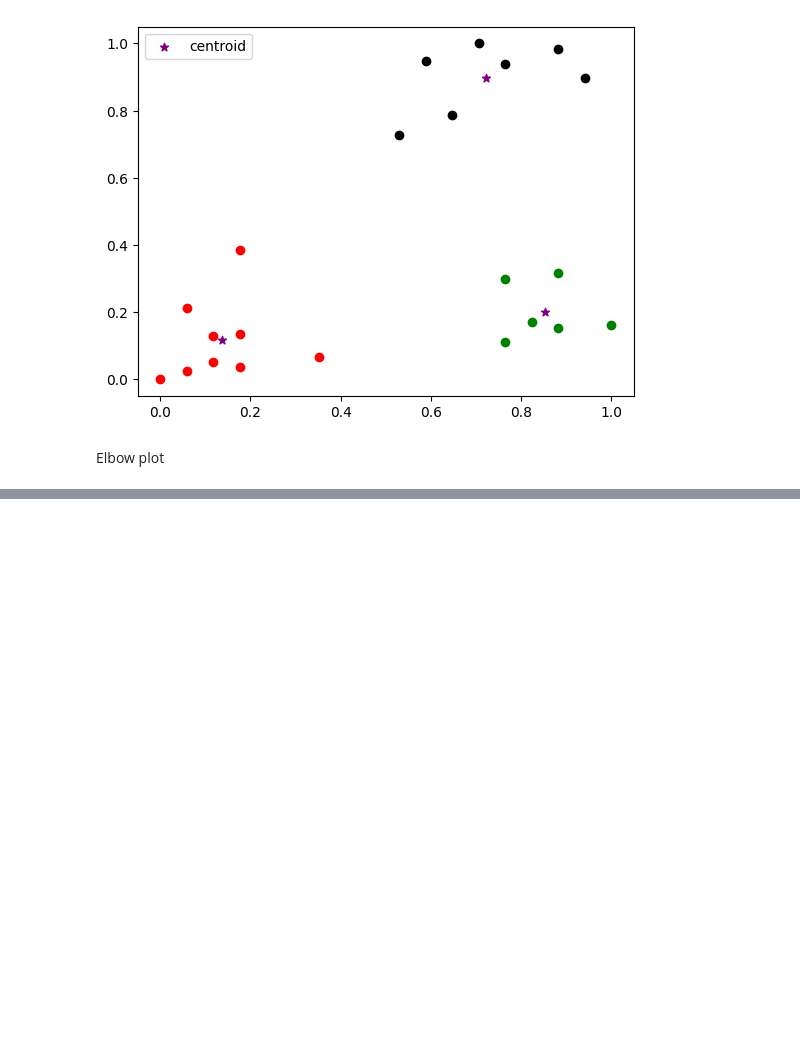
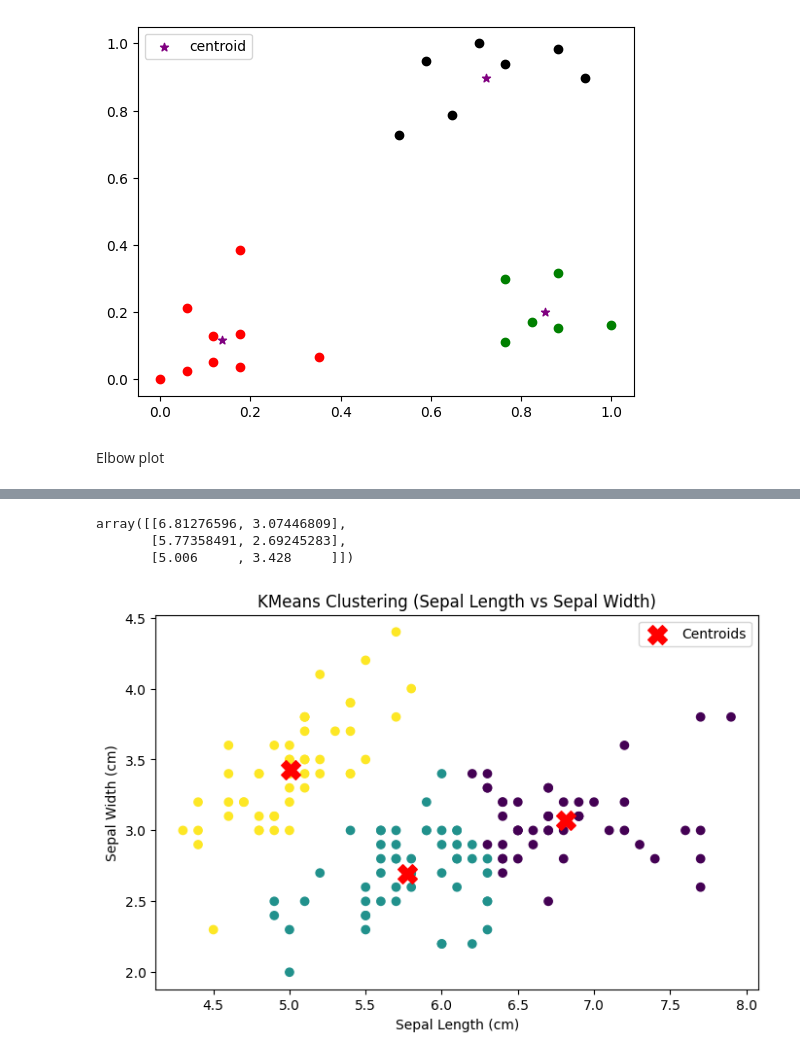
Before and after one commit to khushidubeyokok/AI-ML, a Jupyter notebook: 02_Unsupervised_learning/01_KMeans.ipynb, the cells around one changed output, grey strips where cells are left out. Drawn from its saved outputs; the diff is of its cells as text; code cells hidden in the pictures; blank space fills up the shorter version.

```diff
--- a/02_Unsupervised_learning/01_KMeans.ipynb
+++ b/02_Unsupervised_learning/01_KMeans.ipynb
@@ -169,0 +223,17 @@ plt.plot(k_rng,sse)
+# %%
+centers
+# %% [output]
+array([[6.81276596, 3.07446809],
+       [5.77358491, 2.69245283],
+       [5.006     , 3.428     ]])
+# %%
+plt.figure(figsize=(8, 5))
+plt.scatter(X2d[:, 0], X2d[:, 1], c=labels, cmap='viridis')
+plt.scatter(centers[:, 0], centers[:, 1], c='red', s=200, marker='X', label='Centroids')
+plt.xlabel('Sepal Length (cm)')
+plt.ylabel('Sepal Width (cm)')
+plt.title('KMeans Clustering (Sepal Length vs Sepal Width)')
+plt.legend()
+plt.show()
+# %% [output]
+[figure, added]
```
Also changed, not shown: parts of 16 cells of this notebook.
